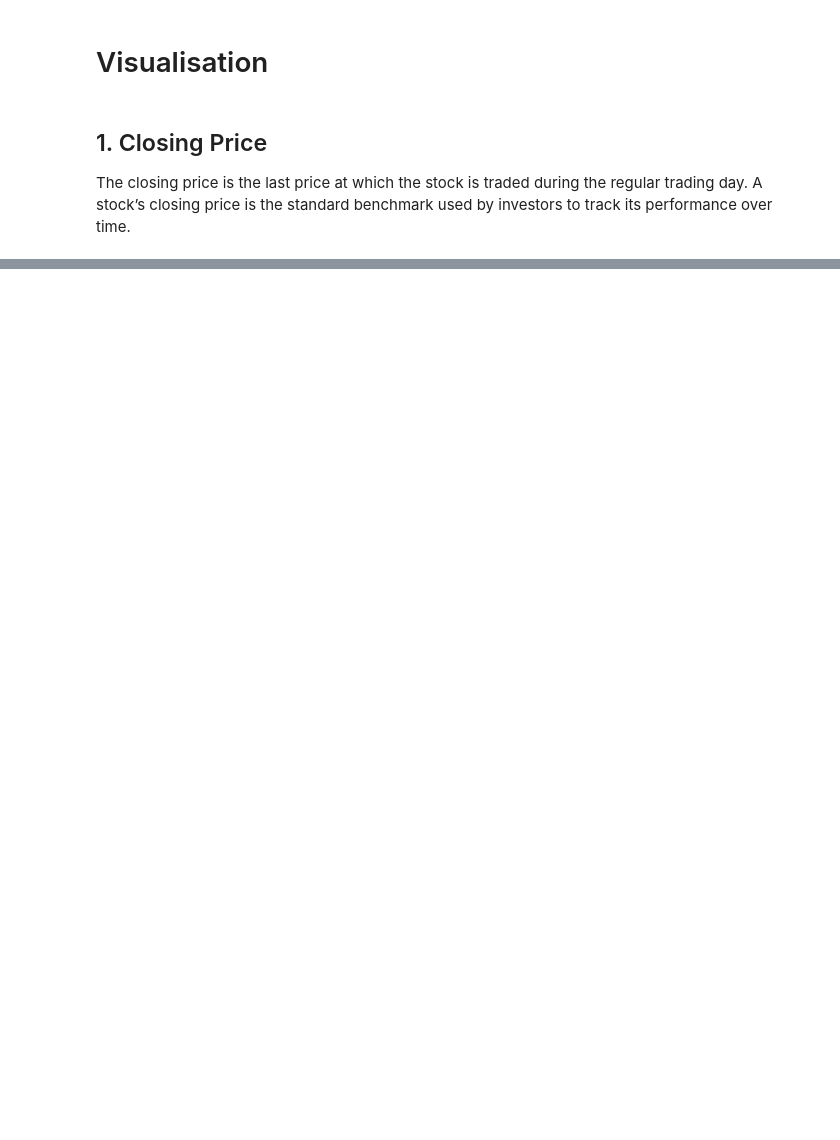
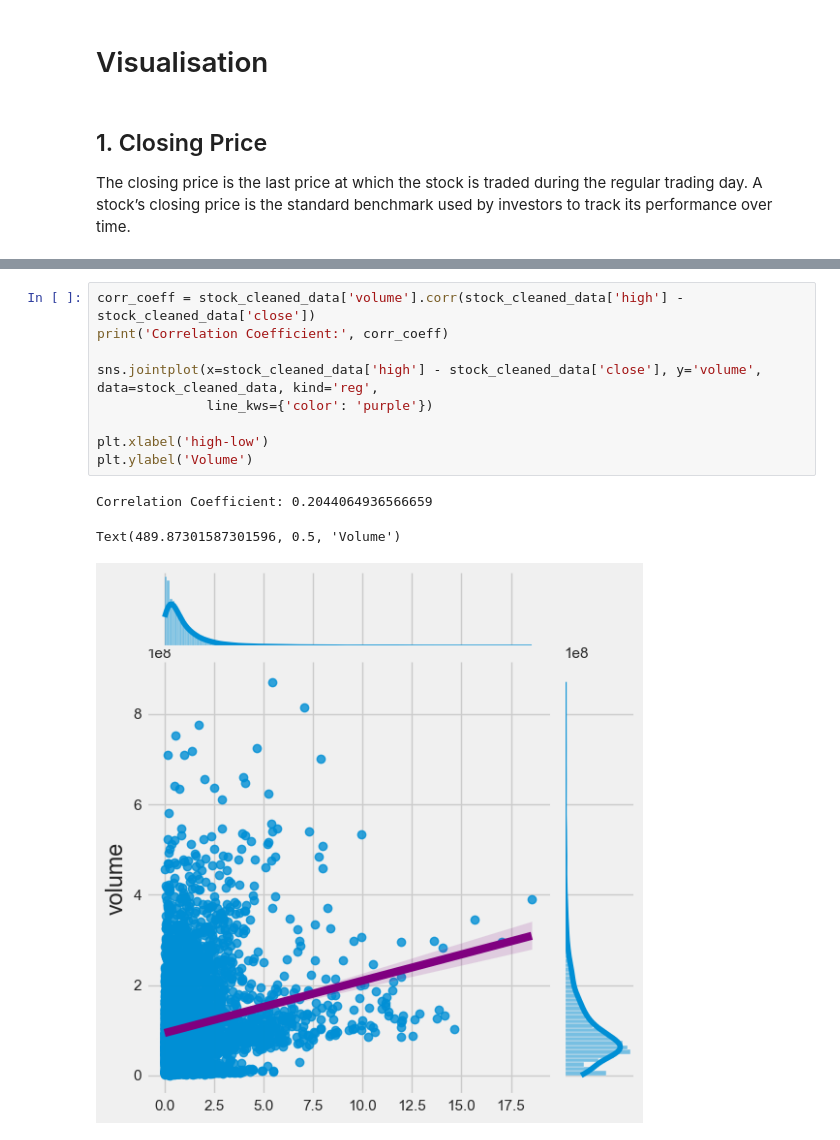
Before and after one commit to khanhlin003/Prediction_stock, a Jupyter notebook: eda.ipynb, the cells around one changed output, grey strips where cells are left out. Drawn from its saved outputs; the diff is of its cells as text; blank space fills up the shorter version.

```diff
--- a/eda.ipynb
+++ b/eda.ipynb
@@ -20,0 +59,13 @@ FileNotFoundError: [Errno 2] No such file or directory: 'Documents/Github/Predic
+# %%
+corr_coeff = stock_cleaned_data['volume'].corr(stock_cleaned_data['high'] - stock_cleaned_data['close'])
+print('Correlation Coefficient:', corr_coeff)
+
+sns.jointplot(x=stock_cleaned_data['high'] - stock_cleaned_data['close'], y='volume', data=stock_cleaned_data, kind='reg',
+              line_kws={'color': 'purple'})
+
+plt.xlabel('high-low')
+plt.ylabel('Volume')
+# %% [output]
+Correlation Coefficient: 0.2044064936566659
+Text(489.87301587301596, 0.5, 'Volume')
+[figure, added]
```
Also changed, not shown: parts of 7 cells of this notebook, 2 other files.
